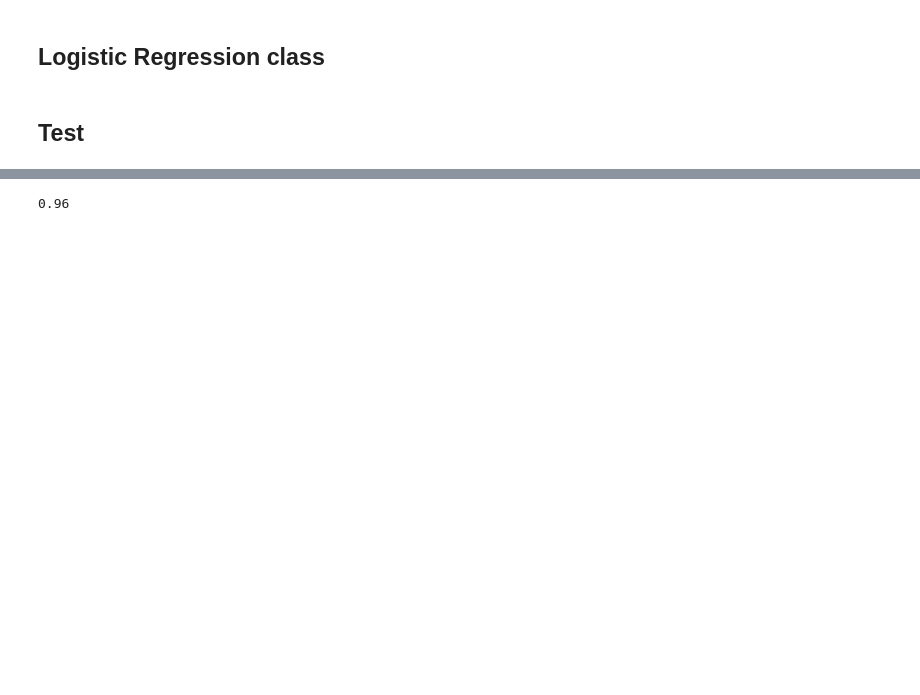
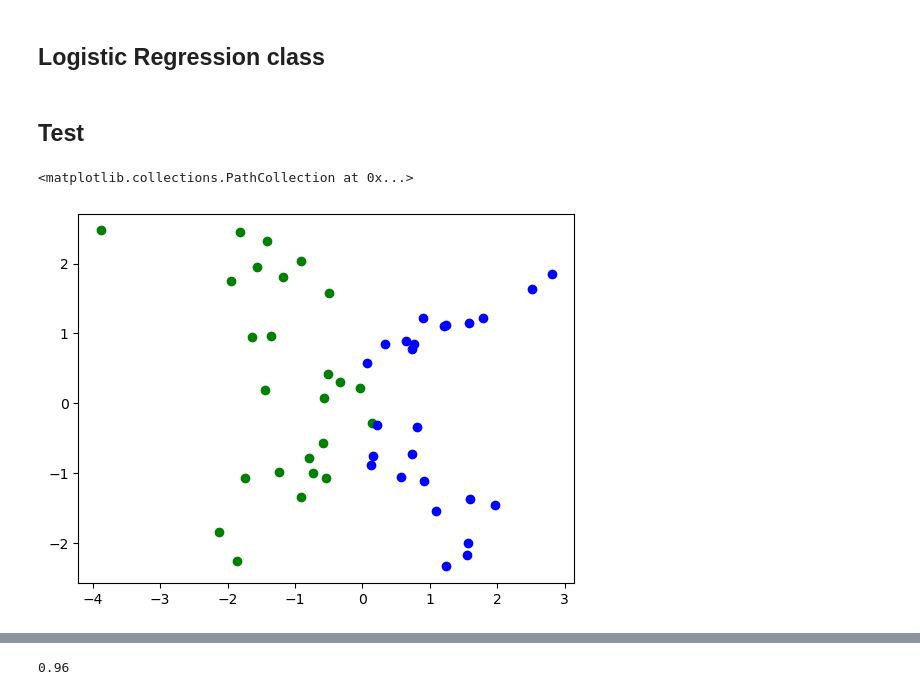
Before and after one commit to mz2300/ml-algorithms_from_scratch, a Jupyter notebook: 2. Logistic Regression.ipynb, the cells around one changed output, grey strips where cells are left out. Cells and saved outputs as stored; diff of their text form; code cells hidden in the pictures; blank space fills up the shorter version.

```diff
--- a/2. Logistic Regression.ipynb
+++ b/2. Logistic Regression.ipynb
@@ -86,6 +86,13 @@ X, y = make_classification(n_samples = 50,
                            n_redundant = 0,
                            n_classes = 2,
                            random_state = 42)
+# %%
+mask = y == 0
+plt.scatter(X[mask, 0], X[mask, 1], c = 'green', label = '0')
+plt.scatter(X[~mask, 0], X[~mask, 1], c = 'blue', label = '1')
+# %% [output]
+<matplotlib.collections.PathCollection at 0x...>
+[figure, added]
 # %%
 lr = LogisticRegression()
 history = lr.fit(X, y)
```
Also changed, not shown: parts of 2 cells of this notebook, 1 other file.
